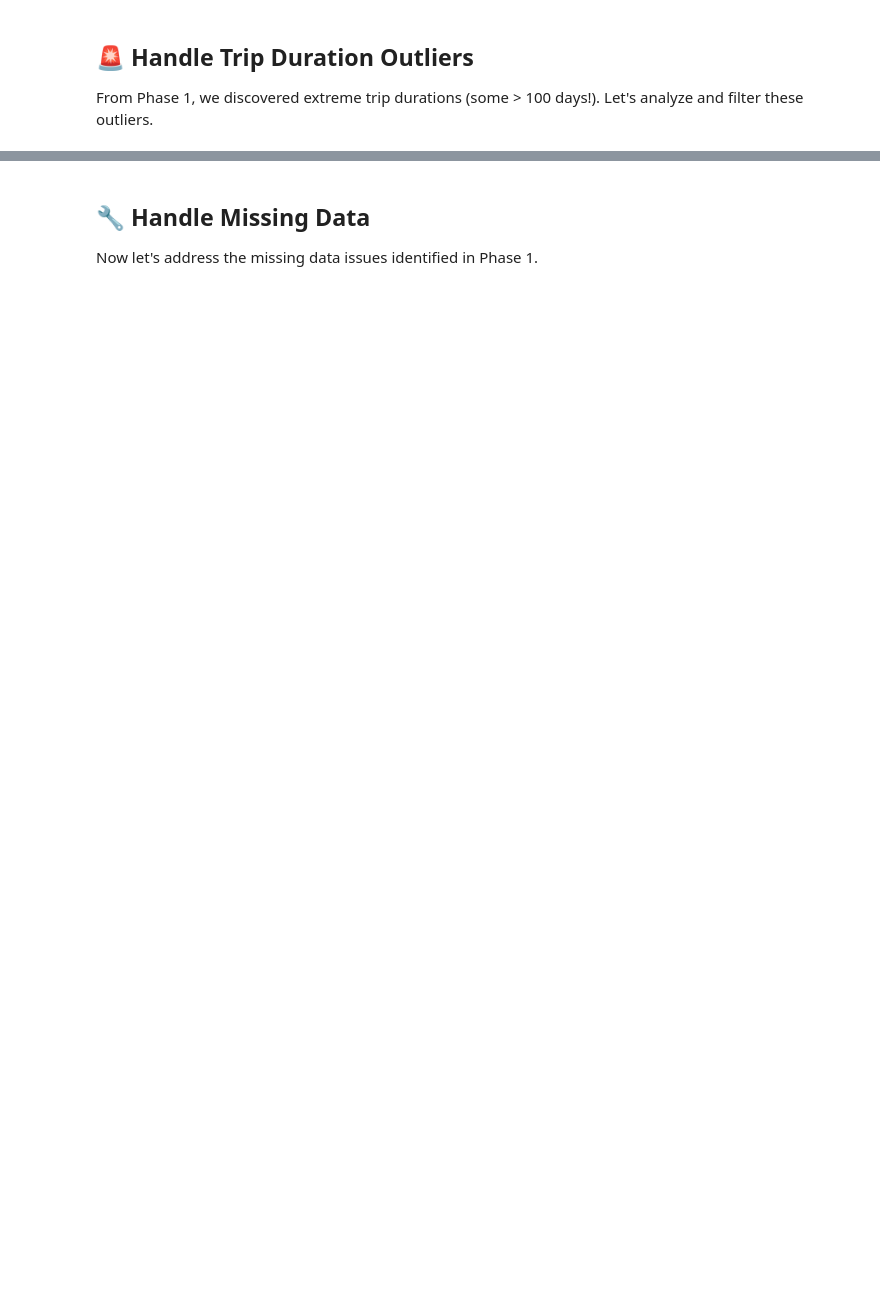
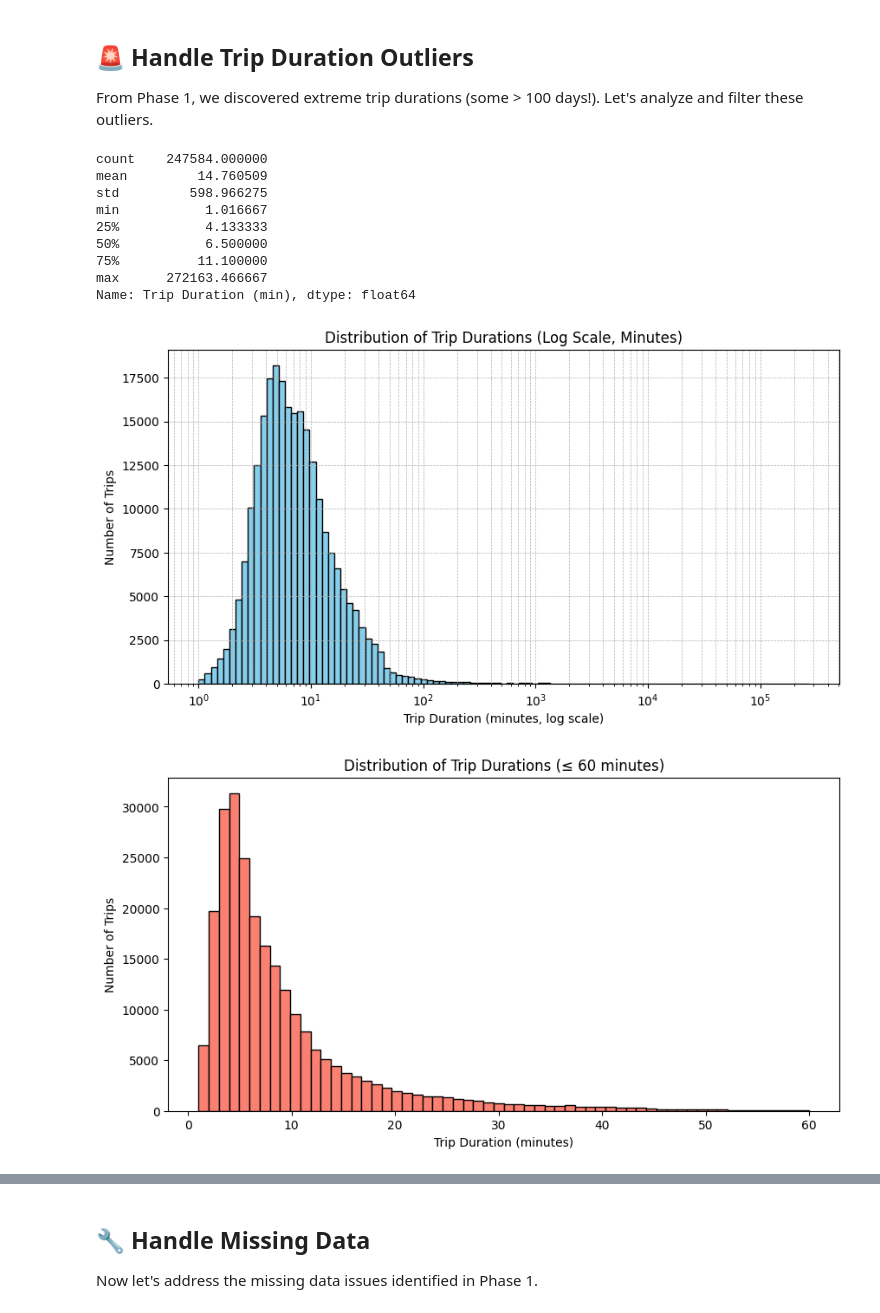
Before and after one commit to Tuminha/Bike-Rental-Starter-Kit, a Jupyter notebook: notebooks/02_data_cleaning.ipynb, the cells around one changed output, grey strips where cells are left out. Cells and saved outputs as stored; diff of their text form; code cells hidden in the pictures; blank space fills up the shorter version.

```diff
--- a/notebooks/02_data_cleaning.ipynb
+++ b/notebooks/02_data_cleaning.ipynb
@@ -35,3 +70,48 @@ From Phase 1, we discovered extreme trip durations (some > 100 days!). Let's ana
+# %%
+# Analyze trip duration distribution (in minutes)
+bike_df["Trip Duration (min)"] = bike_df["Trip Duration"] / 60
+trip_duration_analysis_min = bike_df["Trip Duration (min)"].describe()
+print(trip_duration_analysis_min)
+
+# Plot a histogram of trip durations (in minutes) with log scale for better distribution
+plt.figure(figsize=(10, 5))
+plt.hist(
+    bike_df["Trip Duration (min)"],
+    bins=np.logspace(np.log10(1), np.log10(bike_df["Trip Duration (min)"].max()), 100),
+    color='skyblue',
+    edgecolor='black'
+)
+plt.title("Distribution of Trip Durations (Log Scale, Minutes)")
+plt.xlabel("Trip Duration (minutes, log scale)")
+plt.ylabel("Number of Trips")
+plt.xscale('log')
+plt.grid(True, which="both", ls="--", lw=0.5)
+plt.show()
+
+# For comparison, also show a histogram of trips under 60 minutes (1 hour)
+plt.figure(figsize=(10, 5))
+plt.hist(
+    bike_df[bike_df["Trip Duration (min)"] <= 60]["Trip Duration (min)"],
+    bins=60,
+    color='salmon',
+    edgecolor='black'
+)
+plt.title("Distribution of Trip Durations (≤ 60 minutes)")
+plt.xlabel("Trip Duration (minutes)")
+plt.ylabel("Number of Trips")
+plt.show()
+# %% [output]
+count    247584.000000
+mean         14.760509
+std         598.966275
+min           1.016667
+25%           4.133333
+50%           6.500000
+75%          11.100000
+max      272163.466667
+Name: Trip Duration (min), dtype: float64
+[figure, added]
+[figure, added]
 # %%
 # TODO: Define and apply trip duration filters
 # Hint: Set reasonable bounds (e.g., 60 seconds to 24 hours)
```
Also changed, not shown: parts of 17 cells of this notebook, 3 other files.
